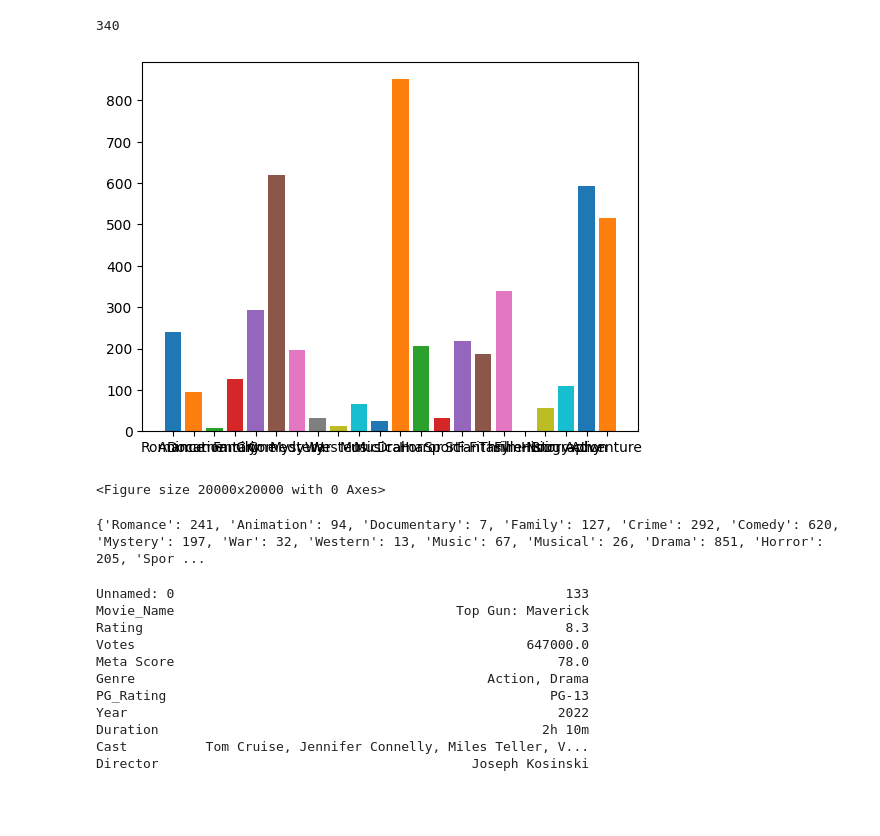
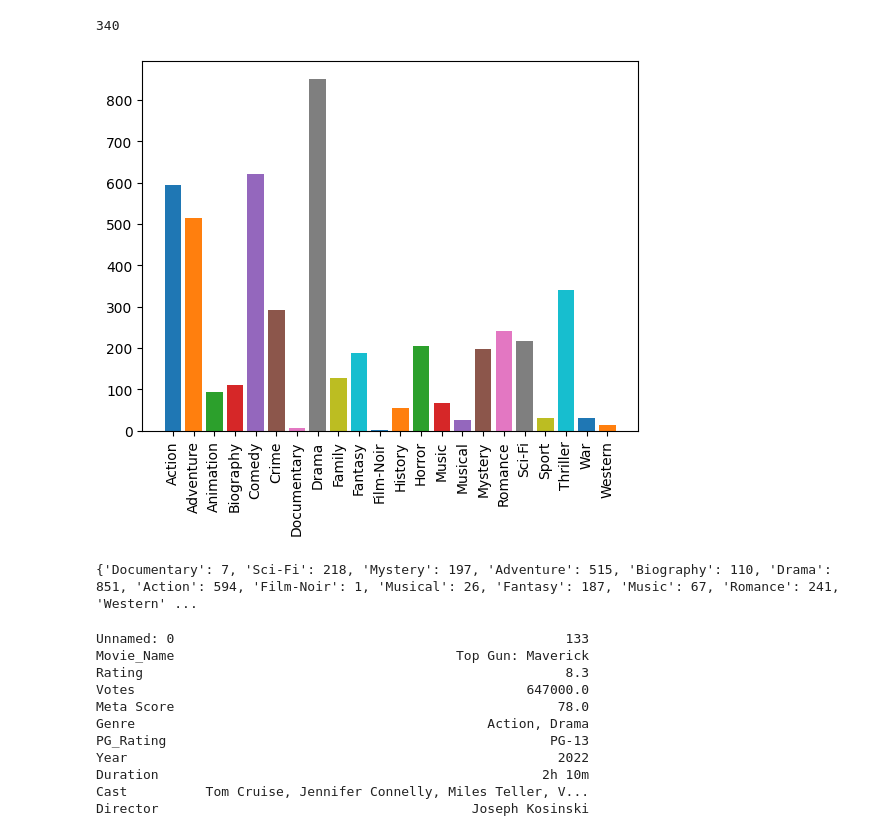
Before and after one commit to manu8274/1language-C, a Jupyter notebook: class/2nd_YR/4th_SEM/lec_4_AIML/project/st1_project/1.ipynb, the cells around one changed output. Drawn from its saved outputs; the diff is of its cells as text; code cells hidden in the pictures; blank space fills up the shorter version.

```diff
--- a/class/2nd_YR/4th_SEM/lec_4_AIML/project/st1_project/1.ipynb
+++ b/class/2nd_YR/4th_SEM/lec_4_AIML/project/st1_project/1.ipynb
@@ -107,30 +130,32 @@ print(c)
 # %%
 import matplotlib.pyplot as plt
 # %%
+import matplotlib.pyplot as plt
 x=set()
 for i in mvdt["Genre"]:
     if(type(i)==str):
         i=i.strip()
         i=i.split(",")
         for j in i:
             x.add(j.strip())
 d={key:0 for key in x}
 for j in d:
     c=0
     for i in mvdt["Genre"]:
         if(type(i)==str):
             if(j in  i):
                 c+=1
     d[j]=c
-for i in d:
+
+for i in sorted(d):
     plt.bar(i,d[i])
-plt.figure(figsize=(20,20))
+
+plt.xticks(rotation=90)
 plt.show()
 print(d)
 # %% [output]
-[figure, old version]
+[figure, new version]
-<Figure size 20000x20000 with 0 Axes>
+{'Documentary': 7, 'Sci-Fi': 218, 'Mystery': 197, 'Adventure': 515, 'Biography': 110, 'Drama': 851, 'Action': 594, 'Film-Noir': 1, 'Musical': 26, 'Fantasy': 187, 'Music': 67, 'Romance': 241, 'Western' ...
-{'Romance': 241, 'Animation': 94, 'Documentary': 7, 'Family': 127, 'Crime': 292, 'Comedy': 620, 'Mystery': 197, 'War': 32, 'Western': 13, 'Music': 67, 'Musical': 26, 'Drama': 851, 'Horror': 205, 'Spor ...
 # %%
 import pandas as pd
 mvdt=pd.read_csv('imdb_movie_data_2023.csv')
```
Also changed, not shown: parts of 1 cell of this notebook, 3 other files.
